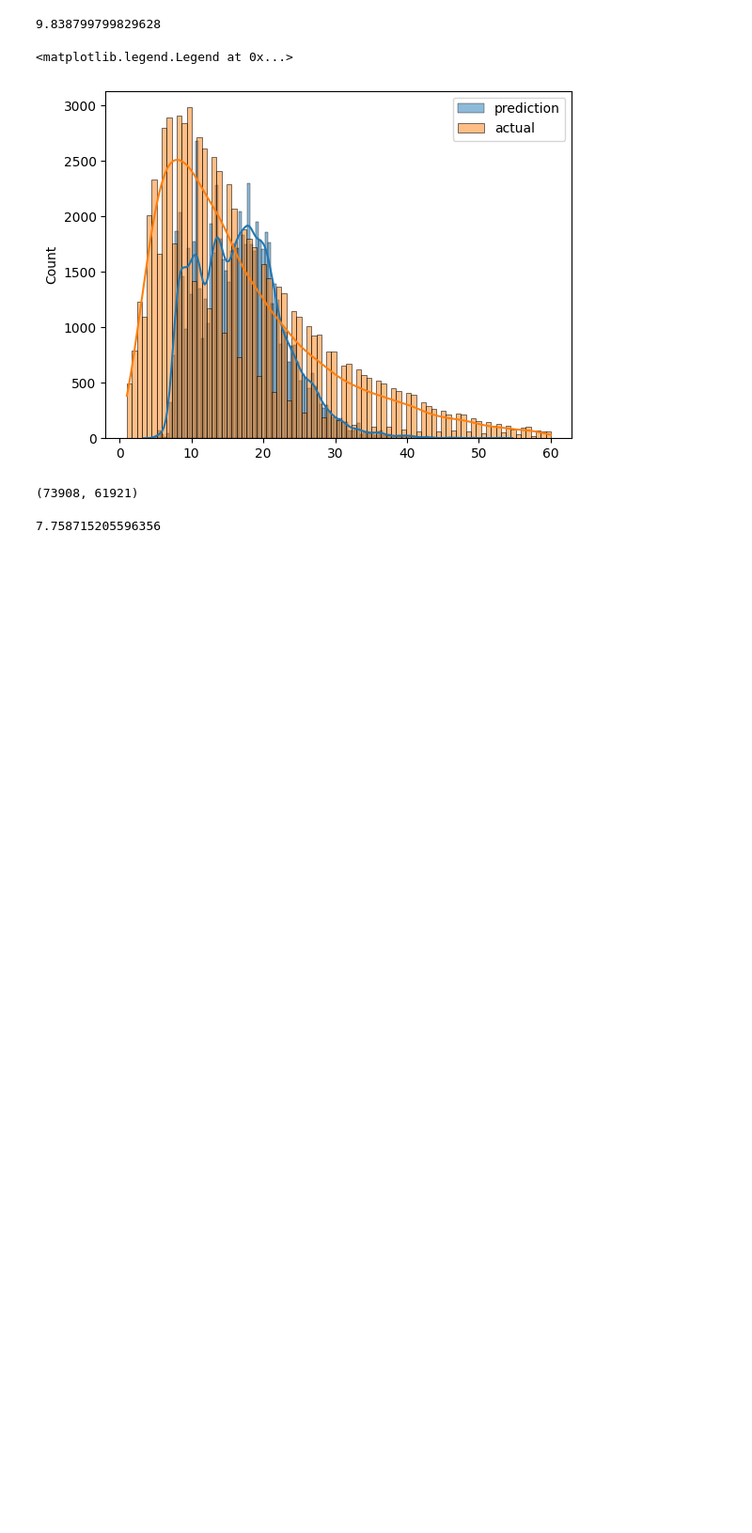
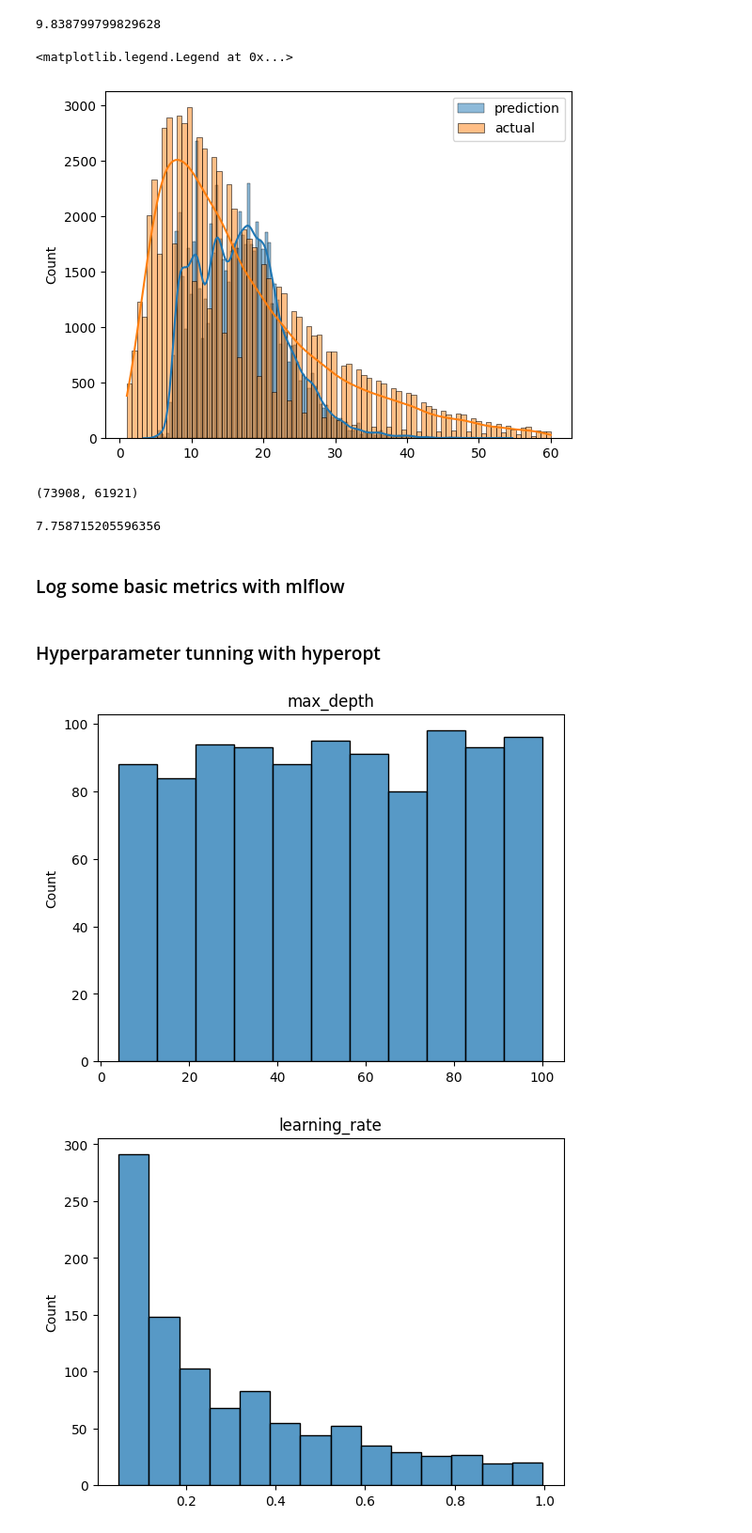
Before and after one commit to KacperUrban/mlops-zoomcamp, a Jupyter notebook: 02-experiment-tracking/duration_pred.ipynb, the cells around one changed output. Shown at 94% size. Saved outputs shown, nothing was run; the diff lists cells and outputs as text; code cells hidden in the pictures; blank space fills up the shorter version.

Commit message:
Defined search space and plotted distribution

```diff
--- a/02-experiment-tracking/duration_pred.ipynb
+++ b/02-experiment-tracking/duration_pred.ipynb
@@ -106,6 +110,8 @@ root_mean_squared_error(y_val, y_pred)
 # %%
 with open('models/lin_reg.bin', 'wb') as f_out:
     pickle.dump((dv, lr), f_out)
+# %% [markdown]
+### Log some basic metrics with mlflow
 # %%
 with mlflow.start_run():
 
@@ -123,3 +129,5 @@ with mlflow.start_run():
 
     rmse = root_mean_squared_error(y_val, y_pred)
     mlflow.log_metric("rmse", rmse)
+# %% [markdown]
+### Hyperparameter tunning with hyperopt
@@ -125,0 +151,22 @@ with mlflow.start_run():
+# %%
+search_space = {
+    'max_depth': scope.int(hp.quniform('max_depth', 4, 100, 1)),
+    'learning_rate': hp.loguniform('learning_rate', -3, 0),
+    'reg_alpha': hp.loguniform('reg_alpha', -5, -1),
+    'reg_lambda': hp.loguniform('reg_lambda', -6, -1),
+    'min_child_weight': hp.loguniform('min_child_weight', -1, 3),
+    'objective': 'reg:linear',
+    'seed': 42
+}
+# %%
+for key, item in search_space.items():
+    if key != 'objective' and key != 'seed':
+        values = []
+        plt.title(key)
+        for i in range(1000):
+            values.append(hyperopt.pyll.stochastic.sample(item))
+        sns.histplot(values)
+        plt.show()
+# %% [output]
+[figure, added]
+[figure, added]
```
Also changed, not shown: parts of 5 cells of this notebook.
